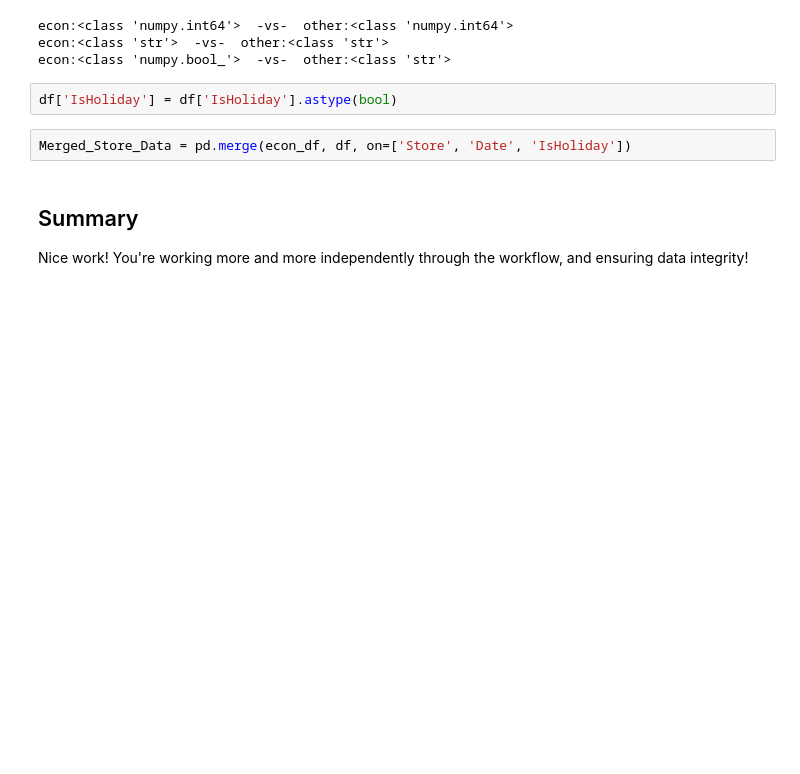
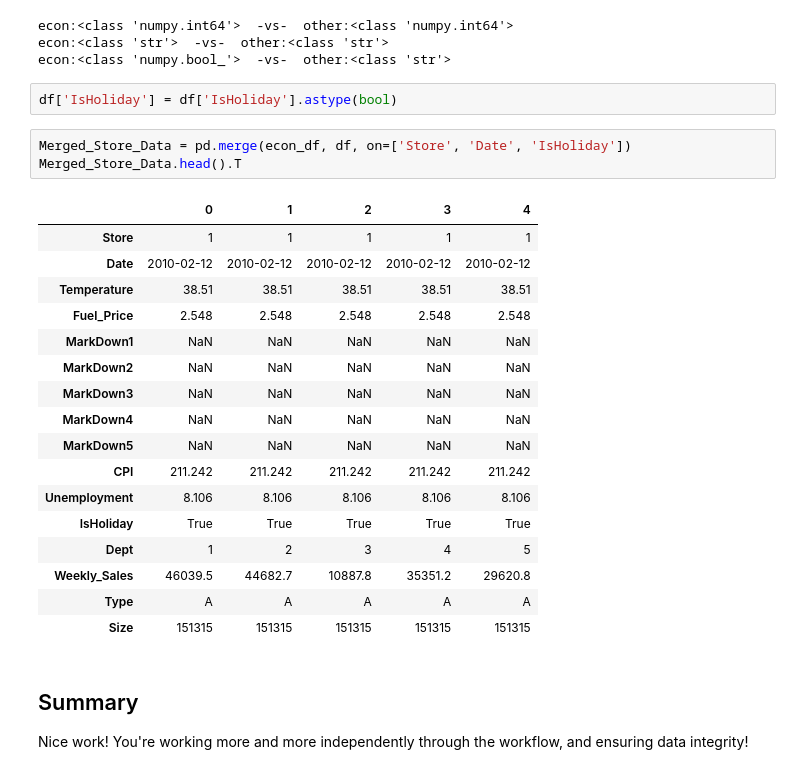
Before and after one commit to UpwardTrajectory/dsc-1-12-04-obtaining-our-data-lab-seattle-ds-career-040119, a Jupyter notebook: index.ipynb, the cells around one changed output. Drawn from its saved outputs; the diff is of its cells as text; blank space fills up the shorter version.

```diff
--- a/index.ipynb
+++ b/index.ipynb
@@ -85,6 +85,25 @@ econ:<class 'numpy.bool_'>  -vs-  other:<class 'str'>
 df['IsHoliday'] = df['IsHoliday'].astype(bool)
 # %%
 Merged_Store_Data = pd.merge(econ_df, df, on=['Store', 'Date', 'IsHoliday'])
+Merged_Store_Data.head().T
+# %% [output]
+|  | 0 | 1 | 2 | 3 | 4 |
+| Store | 1 | 1 | 1 | 1 | 1 |
+| Date | 2010-02-12 | 2010-02-12 | 2010-02-12 | 2010-02-12 | 2010-02-12 |
+| Temperature | 38.51 | 38.51 | 38.51 | 38.51 | 38.51 |
+| Fuel_Price | 2.548 | 2.548 | 2.548 | 2.548 | 2.548 |
+| MarkDown1 | NaN | NaN | NaN | NaN | NaN |
+| MarkDown2 | NaN | NaN | NaN | NaN | NaN |
+| MarkDown3 | NaN | NaN | NaN | NaN | NaN |
+| MarkDown4 | NaN | NaN | NaN | NaN | NaN |
+| MarkDown5 | NaN | NaN | NaN | NaN | NaN |
+| CPI | 211.242 | 211.242 | 211.242 | 211.242 | 211.242 |
+| Unemployment | 8.106 | 8.106 | 8.106 | 8.106 | 8.106 |
+| IsHoliday | True | True | True | True | True |
+| Dept | 1 | 2 | 3 | 4 | 5 |
+| Weekly_Sales | 46039.5 | 44682.7 | 10887.8 | 35351.2 | 29620.8 |
+| Type | A | A | A | A | A |
+| Size | 151315 | 151315 | 151315 | 151315 | 151315 |
 # %% [markdown]
 ## Summary
 Nice work! You're working more and more independently through the workflow, and ensuring data integrity!
```
